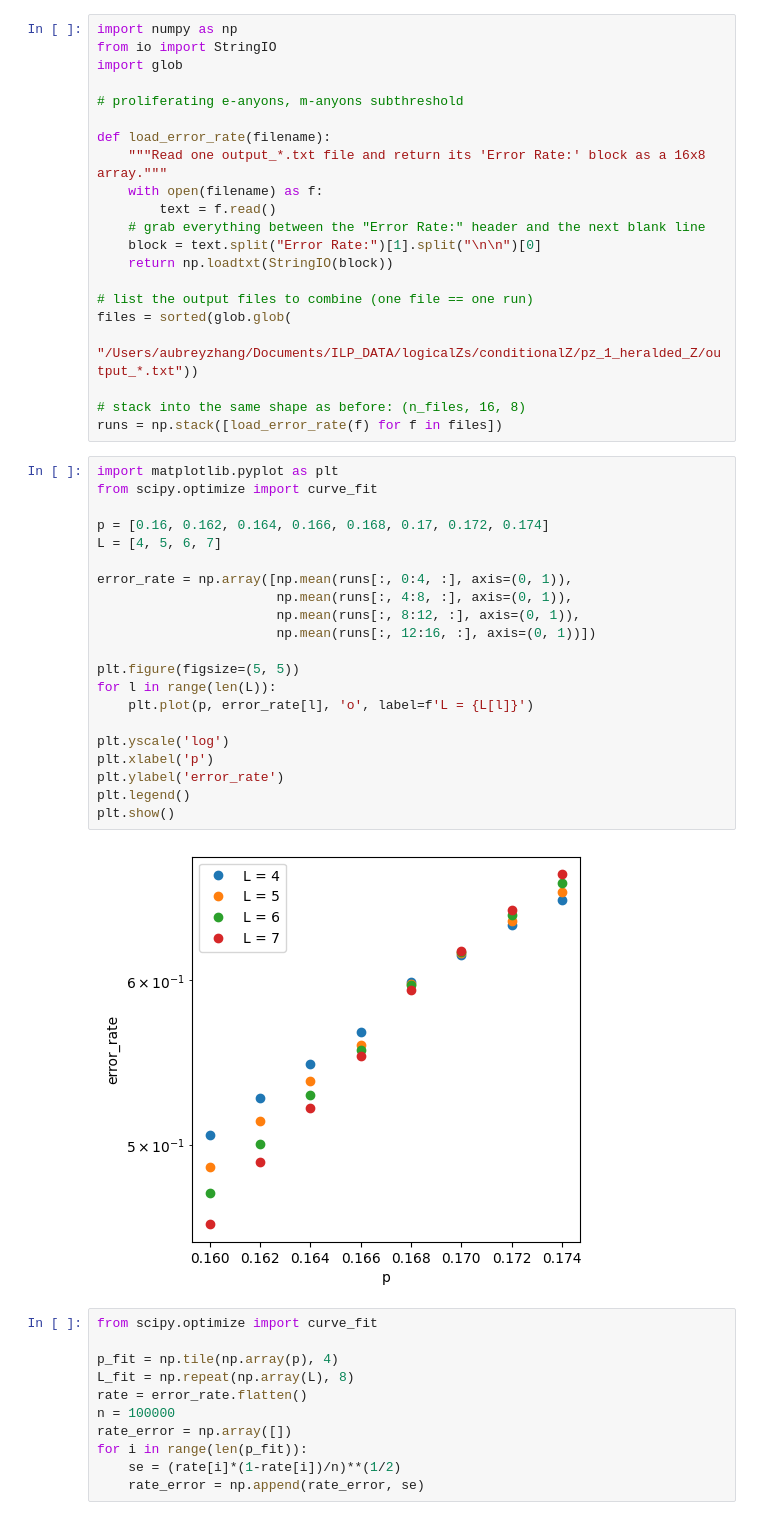
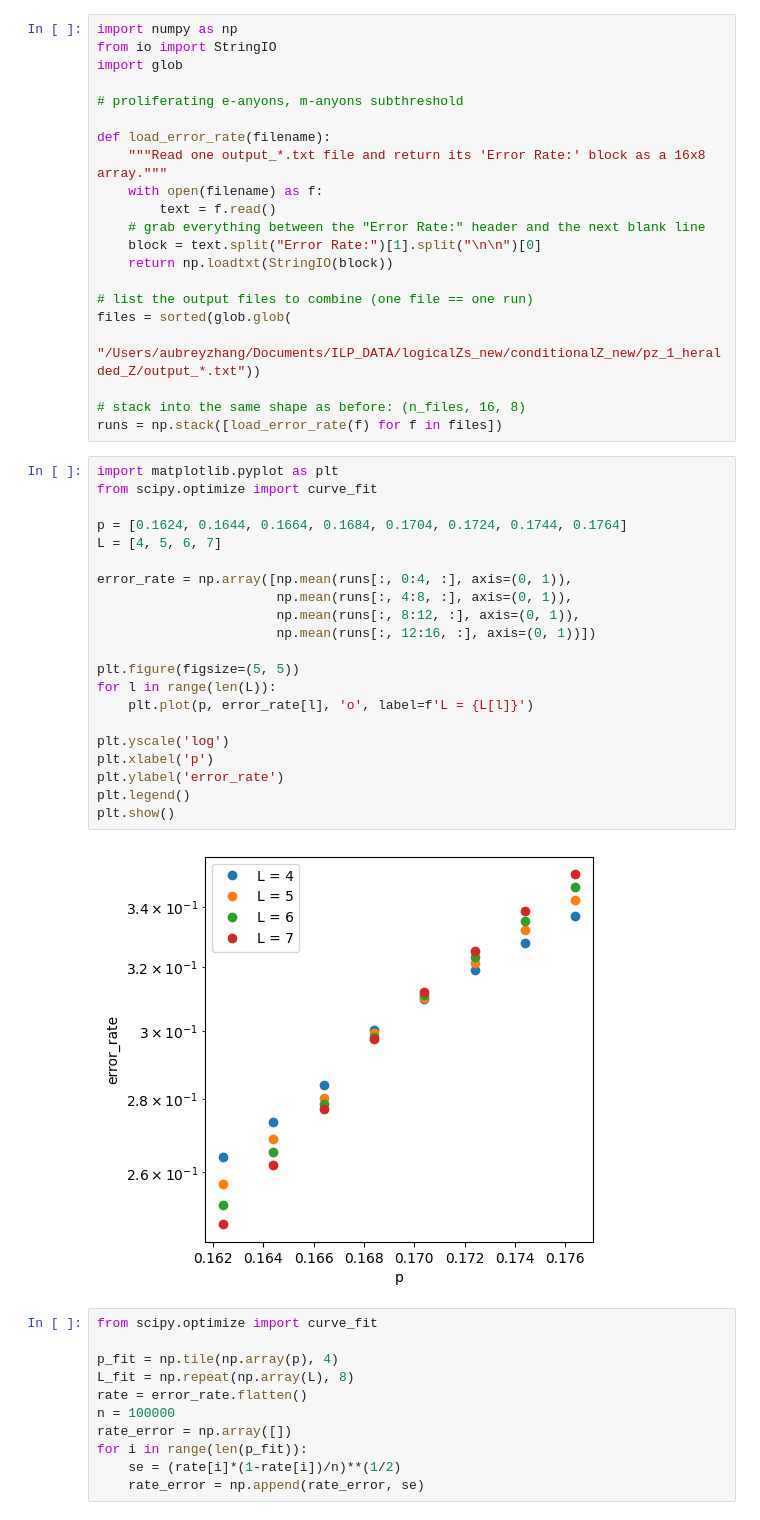
Before and after one commit to steamdou/TOPO-QC, a Jupyter notebook: data_plots/ILP_conditional_plots/Z_state_plots/pz1_heralded_Z.ipynb, the cells around one changed output. Saved outputs shown, nothing was run; the diff lists cells and outputs as text.

```diff
--- a/data_plots/ILP_conditional_plots/Z_state_plots/pz1_heralded_Z.ipynb
+++ b/data_plots/ILP_conditional_plots/Z_state_plots/pz1_heralded_Z.ipynb
@@ -15,33 +15,33 @@ def load_error_rate(filename):
 
 # list the output files to combine (one file == one run)
 files = sorted(glob.glob(
-    "/Users/aubreyzhang/Documents/ILP_DATA/logicalZs/conditionalZ/pz_1_heralded_Z/output_*.txt"))
+    "/Users/aubreyzhang/Documents/ILP_DATA/logicalZs_new/conditionalZ_new/pz_1_heralded_Z/output_*.txt"))
 
 # stack into the same shape as before: (n_files, 16, 8)
 runs = np.stack([load_error_rate(f) for f in files])
 # %%
 import matplotlib.pyplot as plt
 from scipy.optimize import curve_fit
 
-p = [0.16, 0.162, 0.164, 0.166, 0.168, 0.17, 0.172, 0.174]
+p = [0.1624, 0.1644, 0.1664, 0.1684, 0.1704, 0.1724, 0.1744, 0.1764]
 L = [4, 5, 6, 7]
 
 error_rate = np.array([np.mean(runs[:, 0:4, :], axis=(0, 1)),
                        np.mean(runs[:, 4:8, :], axis=(0, 1)),
                        np.mean(runs[:, 8:12, :], axis=(0, 1)),
                        np.mean(runs[:, 12:16, :], axis=(0, 1))])
 
 plt.figure(figsize=(5, 5))
 for l in range(len(L)):
     plt.plot(p, error_rate[l], 'o', label=f'L = {L[l]}')
 
 plt.yscale('log')
 plt.xlabel('p')
 plt.ylabel('error_rate')
 plt.legend()
 plt.show()
 # %% [output]
-[figure, old version]
+[figure, new version]
 # %%
 from scipy.optimize import curve_fit
 
```
Also changed, not shown: parts of 3 cells of this notebook, 10 other files.
